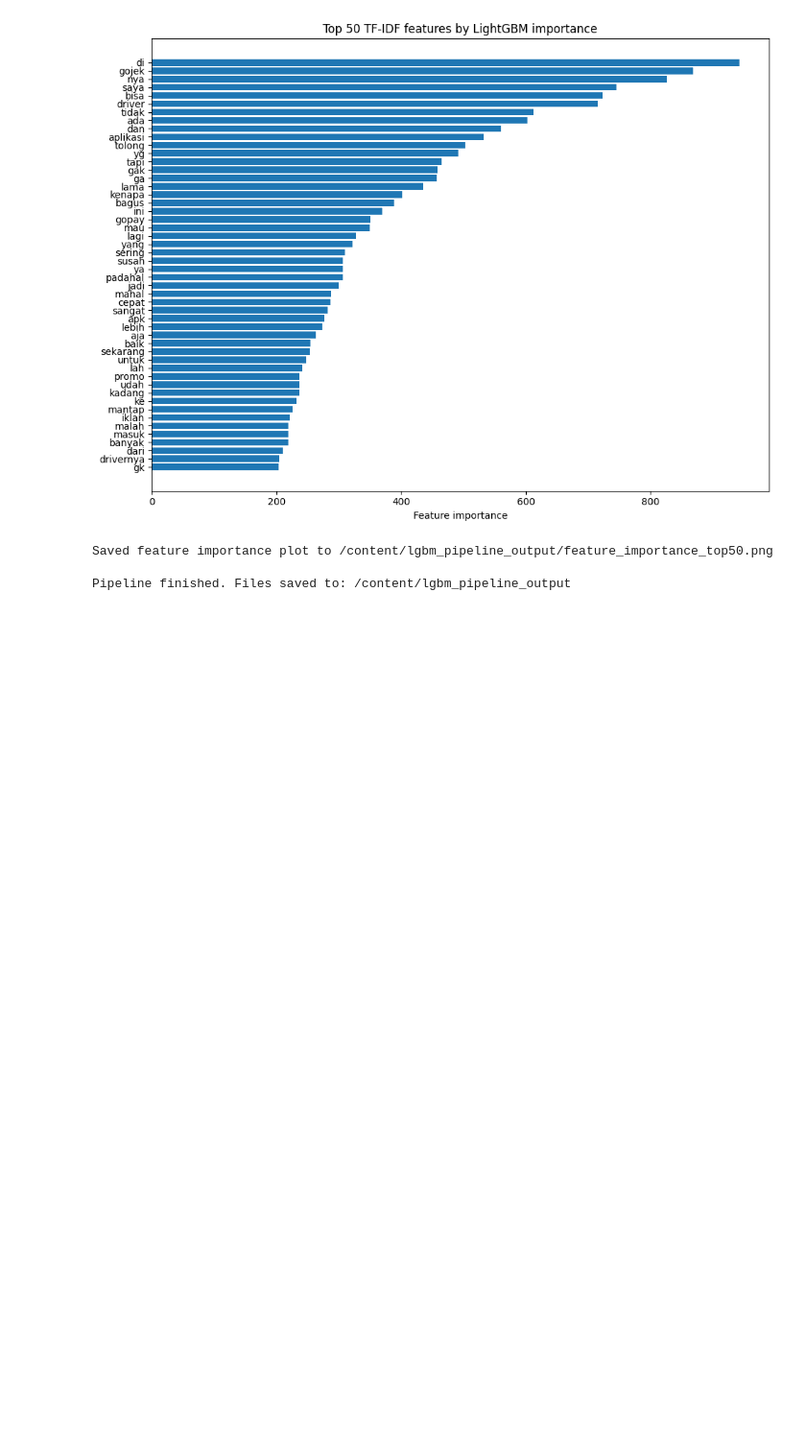
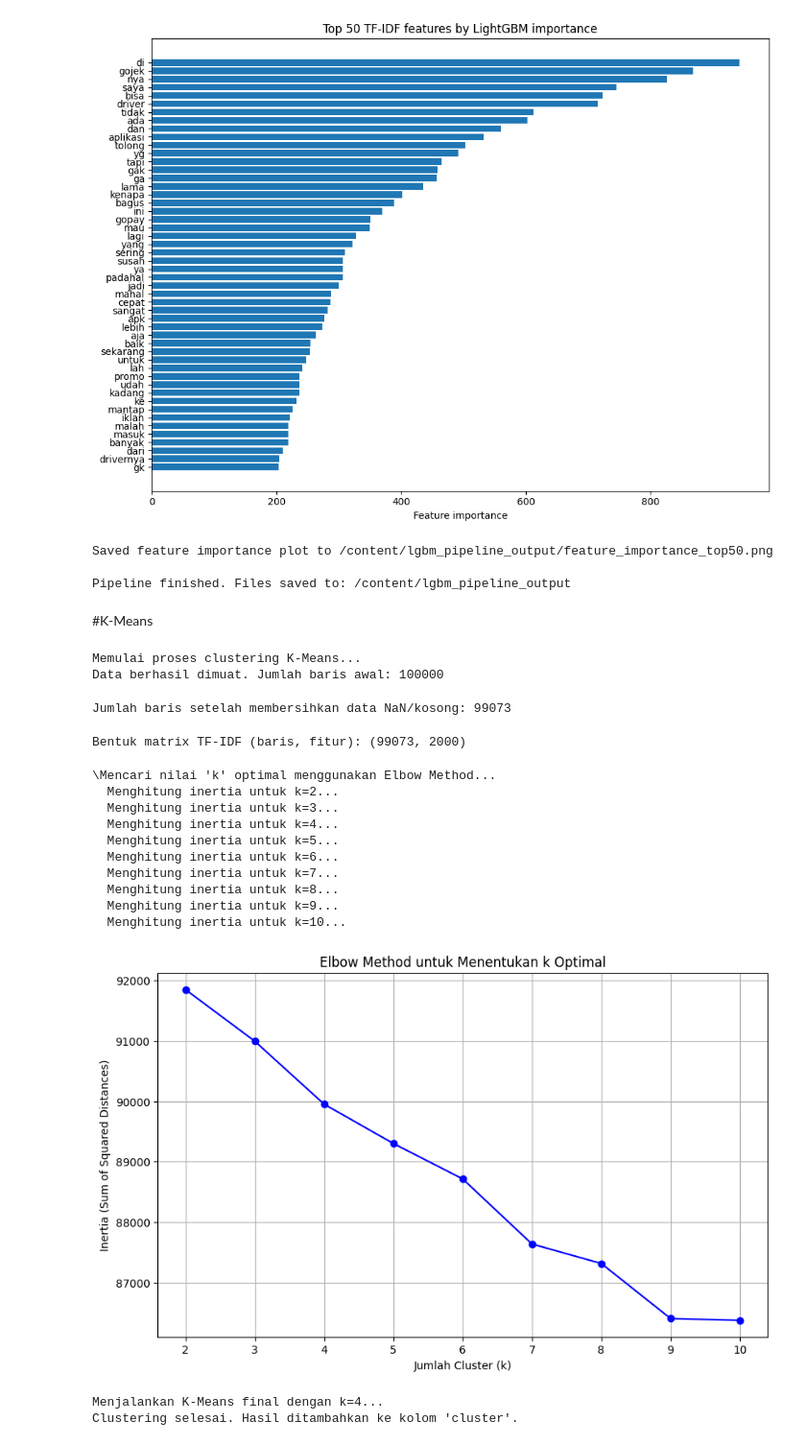
Before and after one commit to keripikkaneboo/bigdata, a Jupyter notebook: Code/Modelling.ipynb, the cells around one changed output. Shown: that part at 96% size. Saved outputs shown, nothing was run; the diff lists cells and outputs as text; code cells hidden in the pictures; blank space fills up the shorter version.

```diff
--- a/Code/Modelling.ipynb
+++ b/Code/Modelling.ipynb
@@ -933,3 +970,5 @@ Preparing feature importance plot (top 50 features)...
 Saved feature importance plot to /content/lgbm_pipeline_output/feature_importance_top50.png
 
 Pipeline finished. Files saved to: /content/lgbm_pipeline_output
+# %% [markdown]
+#K-Means
@@ -935,0 +985,69 @@ Pipeline finished. Files saved to: /content/lgbm_pipeline_output
+# %%
+warnings.filterwarnings('ignore')
+
+pd.set_option('display.max_rows', 100)
+pd.set_option('display.max_columns', None)
+
+print("Memulai proses clustering K-Means...")
+try:
+    df = pd.read_csv('/content/data_gojek_preprocessed_sentiment.csv')
+    print(f"Data berhasil dimuat. Jumlah baris awal: {len(df)}")
+except FileNotFoundError:
+    print("Error: File 'data_gojek_preprocessed_sentiment.csv' tidak ditemukan.")
+    exit()
+# %% [output]
+Memulai proses clustering K-Means...
+Data berhasil dimuat. Jumlah baris awal: 100000
+# %%
+df_clean = df.dropna(subset=['final_text', 'appVersion', 'predicted_sentiment_label'])
+df_clean = df_clean[df_clean['final_text'].str.strip() != '']
+print(f"Jumlah baris setelah membersihkan data NaN/kosong: {len(df_clean)}")
+# %% [output]
+Jumlah baris setelah membersihkan data NaN/kosong: 99073
+# %%
+vectorizer = TfidfVectorizer(max_features=2000)
+X_text = vectorizer.fit_transform(df_clean['final_text'])
+print(f"Bentuk matrix TF-IDF (baris, fitur): {X_text.shape}")
+# %% [output]
+Bentuk matrix TF-IDF (baris, fitur): (99073, 2000)
+# %%
+print("\Mencari nilai 'k' optimal menggunakan Elbow Method...")
+inertia_values = []
+possible_k = range(2, 11)
+
+for k in possible_k:
+    kmeans_elbow = KMeans(n_clusters=k, n_init=10, random_state=42)
+    kmeans_elbow.fit(X_text)
+    inertia_values.append(kmeans_elbow.inertia_)
+    print(f"  Menghitung inertia untuk k={k}...")
+
+plt.figure(figsize=(10, 6))
+plt.plot(possible_k, inertia_values, 'bo-')
+plt.xlabel('Jumlah Cluster (k)')
+plt.ylabel('Inertia (Sum of Squared Distances)')
+plt.title('Elbow Method untuk Menentukan k Optimal')
+plt.grid(True)
+plt.savefig('kmeans_elbow_plot.png')
+# %% [output]
+\Mencari nilai 'k' optimal menggunakan Elbow Method...
+  Menghitung inertia untuk k=2...
+  Menghitung inertia untuk k=3...
+  Menghitung inertia untuk k=4...
+  Menghitung inertia untuk k=5...
+  Menghitung inertia untuk k=6...
+  Menghitung inertia untuk k=7...
+  Menghitung inertia untuk k=8...
+  Menghitung inertia untuk k=9...
+  Menghitung inertia untuk k=10...
+[figure, added]
+# %%
+optimal_k = 4
+print(f"\nMenjalankan K-Means final dengan k={optimal_k}...")
+
+kmeans = KMeans(n_clusters=optimal_k, n_init=10, random_state=42)
+clusters = kmeans.fit_predict(X_text)
+df_clean['cluster'] = clusters
+print("Clustering selesai. Hasil ditambahkan ke kolom 'cluster'.")
+# %% [output]
+Menjalankan K-Means final dengan k=4...
+Clustering selesai. Hasil ditambahkan ke kolom 'cluster'.
```
Also changed, not shown: parts of 26 cells of this notebook.
